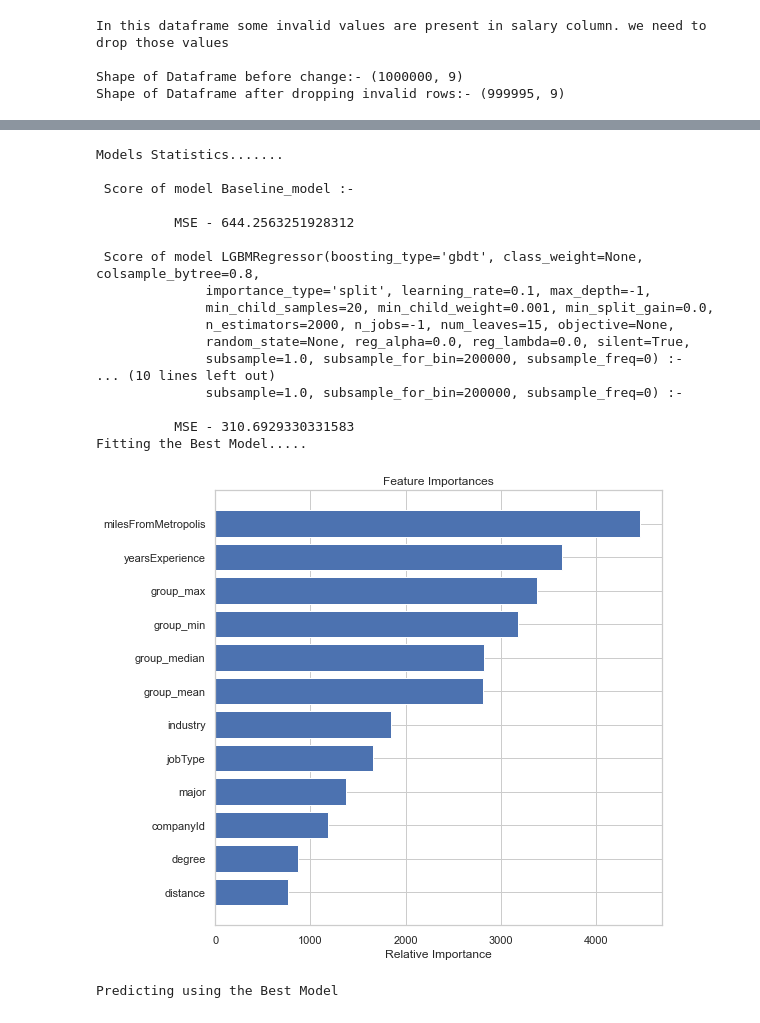
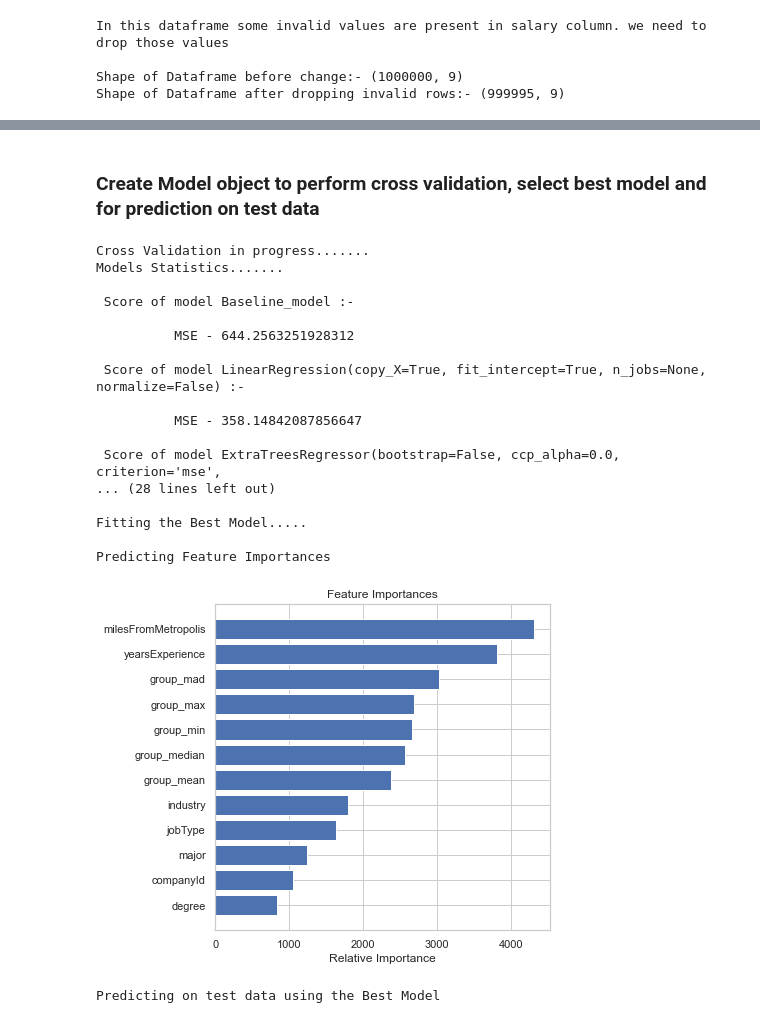
Before and after one commit to samitsingh/Salary_Prediction, a Jupyter notebook: Salary_Prediction_Project.ipynb, the cells around one changed output, grey strips where cells are left out. Saved outputs shown, nothing was run; the diff lists cells and outputs as text; code cells hidden in the pictures.

```diff
--- a/Salary_Prediction_Project.ipynb
+++ b/Salary_Prediction_Project.ipynb
@@ -289,6 +291,7 @@ class Eval_Model:
         self.mean_mse = {}
         self.best_model=None
         self.prediction=None
+        self.target_col = data.target_col
         self.base_target_df = data.train_df.group_mean
         self.target_df = data.train_df[data.target_col]
         self.feature_df = data.train_df.drop(data.target_col, axis=1)
@@ -297,30 +300,29 @@ class Eval_Model:
 
     def _process_models(self):
         self._baseline_model()
-        self.cross_validate_model()
-        self.best_model_process()
-        self.save_results()
-        self.save_best_model
+        self._cross_validate_model()
+        self._best_model_process()
 
     def _baseline_model(self):
         '''For any baseline model, We can calculate the Mean of target, which is a good estimate.
         In this project, we had alreay calculated 'group_mean' of target, so, We have used the same for baseline model'''
         self.mean_mse['Baseline_model'] = mean_squared_error(self.target_df, self.base_target_df)
 
-    def cross_validate_model(self, cv=3):
+    def _cross_validate_model(self, cv=3):
+        print('\nCross Validation in progress.......')
         for model in self.models:
             scores = cross_val_score(model, self.feature_df, self.target_df, cv=cv, scoring='neg_mean_squared_error')
             self.mean_mse[model] = -1.0*np.mean(scores)
 
-    def best_model_process(self):
+    def _best_model_process(self):
         '''This method will select the best model and perform fit on train data'''
         self.best_model = min(self.mean_mse, key=self.mean_mse.get)
         self._print_model_stats()
-        print('Fitting the Best Model.....')
+        print('\nFitting the Best Model.....')
         self.best_model.fit(self.feature_df, self.target_df)
         self._plot_feature_importance()
-        print('Predicting using the Best Model')
-        self.prediction = self.best_model.predict(self.test_df)
+        print('\nPredicting on test data using the Best Model')
+        self.test_df[self.target_col] = self.best_model.predict(self.test_df)
 
     def _print_model_stats(self):
         'This method will print the statistics of model'
@@ -334,24 +336,29 @@ class Eval_Model:
 
     def _plot_feature_importance(self):
         '''This method prints the feature importance used to train model'''
+        print('\nPredicting Feature Importances')
         features = self.feature_df.columns.to_list()
         importances = self.best_model.feature_importances_
         indices = np.argsort(importances)
-        plt.figure(figsize=(8,8))
+        plt.figure(figsize=(6,6))
         plt.title('Feature Importances')
         plt.barh(range(len(indices)), importances[indices], color='b', align='center')
         plt.yticks(range(len(indices)), [features[i] for i in indices])
         plt.xlabel('Relative Importance')
         plt.show()
 
-    def save_results(self):
-        pd.merge(self.test_df, prediction)
-        self.test.to_csv('submission.csv', index=False)
 
-    def save_best_model(self):
+    @staticmethod
+    def save_results(sub_file, df):
+        print('\nSaving the predictions to a CSV file')
+        df.to_csv(sub_file, index=False)
+
+
+    @staticmethod
+    def save_best_model(model_file, model):
         '''This model save the best model to a file'''
-        final_model = 'final_model.sav'
-        pickle.dump(self.best_model, open(filename, 'wb'))
+        print('\nSaving the Best Model to a file')
+        pickle.dump(model, open(model_file, 'wb'))
 
     @staticmethod
     def tune_hyperparameter(estimator, param_grid, n_iter=5, scoring='neg_mean_absolute_error', cv=5, n_jobs=-2, refit=False):
@@ -522,33 +427,30 @@ dtype: int64
+# %% [markdown]
+### Create Model object to perform cross validation, select best model and for prediction on test data
 # %%
 lr = LinearRegression()
 etr = ExtraTreesRegressor(n_estimators=40, max_depth=12, min_samples_split=2,  min_samples_leaf=2,random_state=42)
-#rfr = RandomForestRegressor(n_estimators=40, max_depth=12, min_samples_split=2,  min_samples_leaf=2, random_state=42)
 lgbm = LGBMRegressor(colsample_bytree= 0.8, max_depth=-1, n_estimators = 2000, num_leaves= 15, subsample= 1.0)
 
-# models = [lr, etr, lgbm]
-models = [lgbm]
+models = [lr, etr, lgbm]
 
 model = Eval_Model(data, models)
-
-# 310.66501188806564 - with location
-# 310.73069003500126 - with exp
 # %% [output]
+Cross Validation in progress.......
 Models Statistics.......
 
  Score of model Baseline_model :-
 
           MSE - 644.2563251928312
 
- Score of model LGBMRegressor(boosting_type='gbdt', class_weight=None, colsample_bytree=0.8,
-              importance_type='split', learning_rate=0.1, max_depth=-1,
-              min_child_samples=20, min_child_weight=0.001, min_split_gain=0.0,
-              n_estimators=2000, n_jobs=-1, num_leaves=15, objective=None,
-              random_state=None, reg_alpha=0.0, reg_lambda=0.0, silent=True,
-              subsample=1.0, subsample_for_bin=200000, subsample_freq=0) :-
-... (10 lines left out)
-              subsample=1.0, subsample_for_bin=200000, subsample_freq=0) :-
+ Score of model LinearRegression(copy_X=True, fit_intercept=True, n_jobs=None, normalize=False) :-
 
-          MSE - 310.6929330331583
+          MSE - 358.14842087856647
+
+ Score of model ExtraTreesRegressor(bootstrap=False, ccp_alpha=0.0, criterion='mse',
+... (28 lines left out)
+
 Fitting the Best Model.....
+
+Predicting Feature Importances
-[figure, old version]
+[figure, new version]
-Predicting using the Best Model
+Predicting on test data using the Best Model
```
Also changed, not shown: parts of 48 cells of this notebook, 3 other files.
